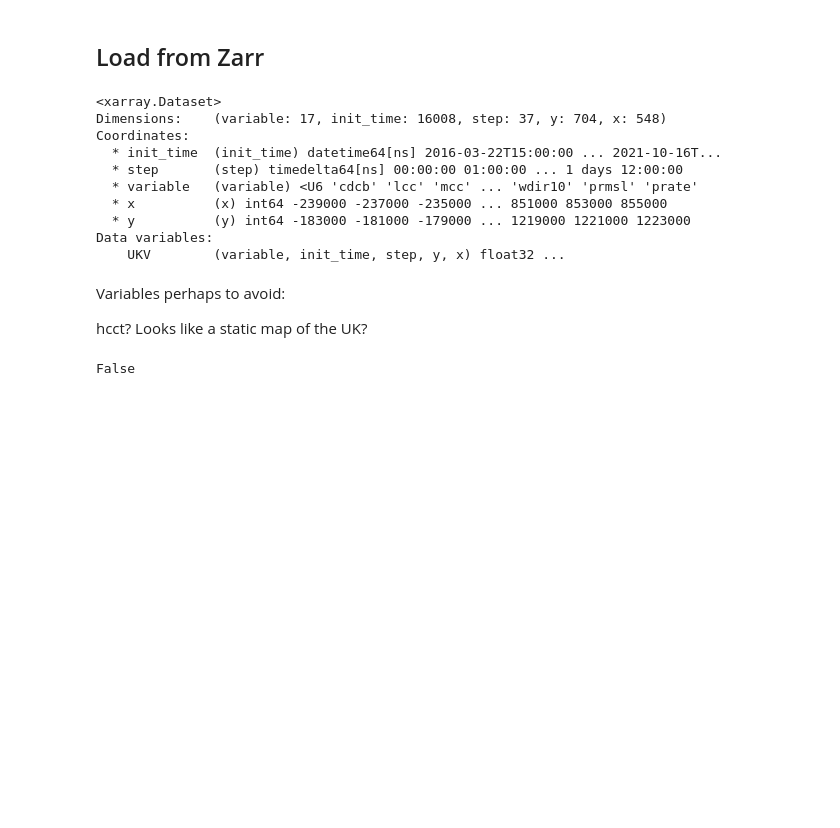
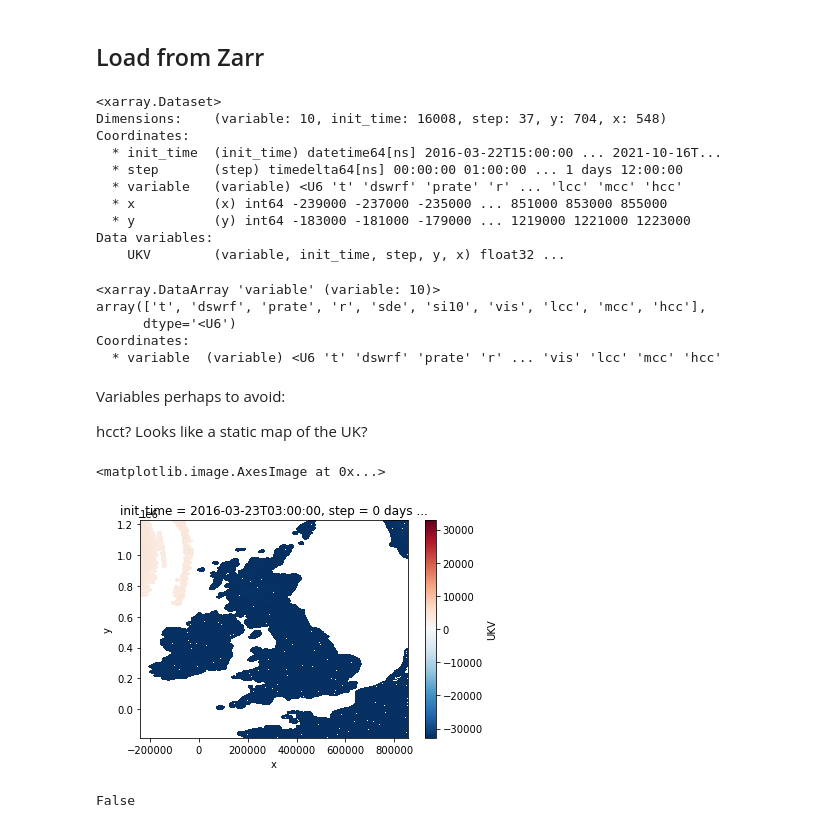
Before and after one commit to openclimatefix/nowcasting_dataset, a Jupyter notebook: notebooks/plot_NWP_zarr.ipynb, the cells around one changed output. Cells and saved outputs as stored; diff of their text form; code cells hidden in the pictures; blank space fills up the shorter version.

Commit message:
more plotting in notebook

```diff
--- a/notebooks/plot_NWP_zarr.ipynb
+++ b/notebooks/plot_NWP_zarr.ipynb
@@ -6,24 +6,37 @@ ZARR_PATH = "/mnt/storage_ssd_8tb/data/ocf/solar_pv_nowcasting/nowcasting_datase
 # %% [markdown]
 ## Load from Zarr
 # %%
-ds_from_zarr = xr.open_dataset(ZARR_PATH, mode="r", engine="zarr")
+ds_from_zarr = xr.open_dataset(ZARR_PATH, mode="r", engine="zarr").sel(variable=['t', 'dswrf', 'prate', 'r', 'sde', 'si10', 'vis', 'lcc', 'mcc', 'hcc'])
 # %%
 ds_from_zarr
 # %% [output]
 <xarray.Dataset>
-Dimensions:    (variable: 17, init_time: 16008, step: 37, y: 704, x: 548)
+Dimensions:    (variable: 10, init_time: 16008, step: 37, y: 704, x: 548)
 Coordinates:
   * init_time  (init_time) datetime64[ns] 2016-03-22T15:00:00 ... 2021-10-16T...
   * step       (step) timedelta64[ns] 00:00:00 01:00:00 ... 1 days 12:00:00
-  * variable   (variable) <U6 'cdcb' 'lcc' 'mcc' ... 'wdir10' 'prmsl' 'prate'
+  * variable   (variable) <U6 't' 'dswrf' 'prate' 'r' ... 'lcc' 'mcc' 'hcc'
   * x          (x) int64 -239000 -237000 -235000 ... 851000 853000 855000
   * y          (y) int64 -183000 -181000 -179000 ... 1219000 1221000 1223000
 Data variables:
     UKV        (variable, init_time, step, y, x) float32 ...
+# %%
+ds_from_zarr['variable']
+# %% [output]
+<xarray.DataArray 'variable' (variable: 10)>
+array(['t', 'dswrf', 'prate', 'r', 'sde', 'si10', 'vis', 'lcc', 'mcc', 'hcc'],
+      dtype='<U6')
+Coordinates:
+  * variable  (variable) <U6 't' 'dswrf' 'prate' 'r' ... 'vis' 'lcc' 'mcc' 'hcc'
 # %% [markdown]
 Variables perhaps to avoid:
 
 hcct?  Looks like a static map of the UK?
+# %%
+ds_from_zarr.sel(variable='si10').isel(init_time=4, step=3)['UKV'].plot.imshow()
+# %% [output]
+<matplotlib.image.AxesImage at 0x...>
+[figure, added]
 # %%
 VARIABLE = "hcc"
 
```
Also changed, not shown: parts of 4 cells of this notebook.
